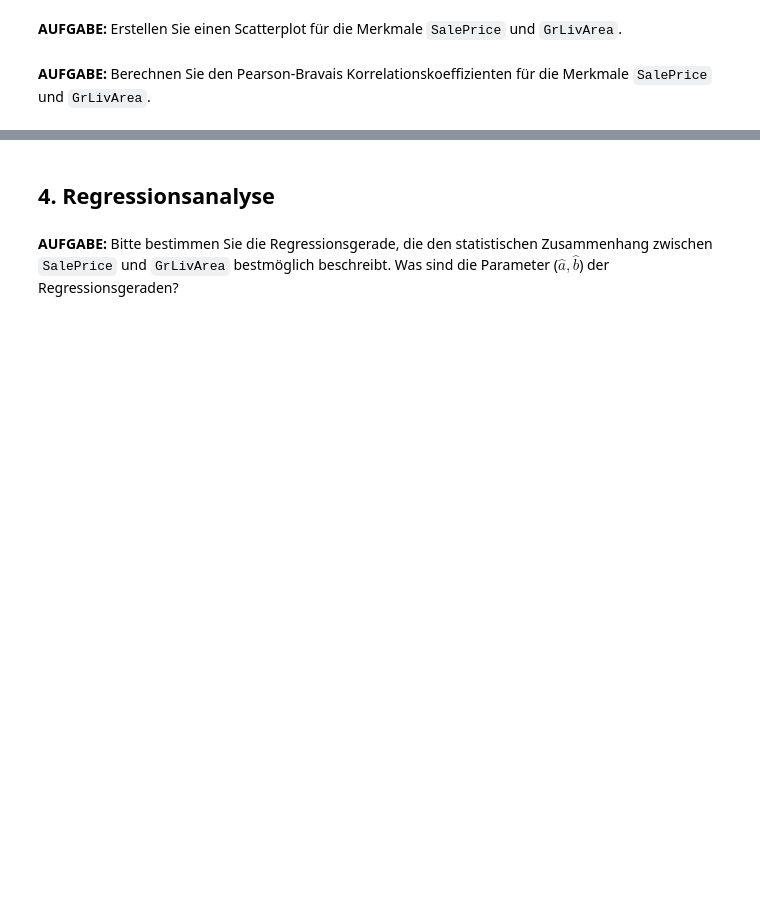
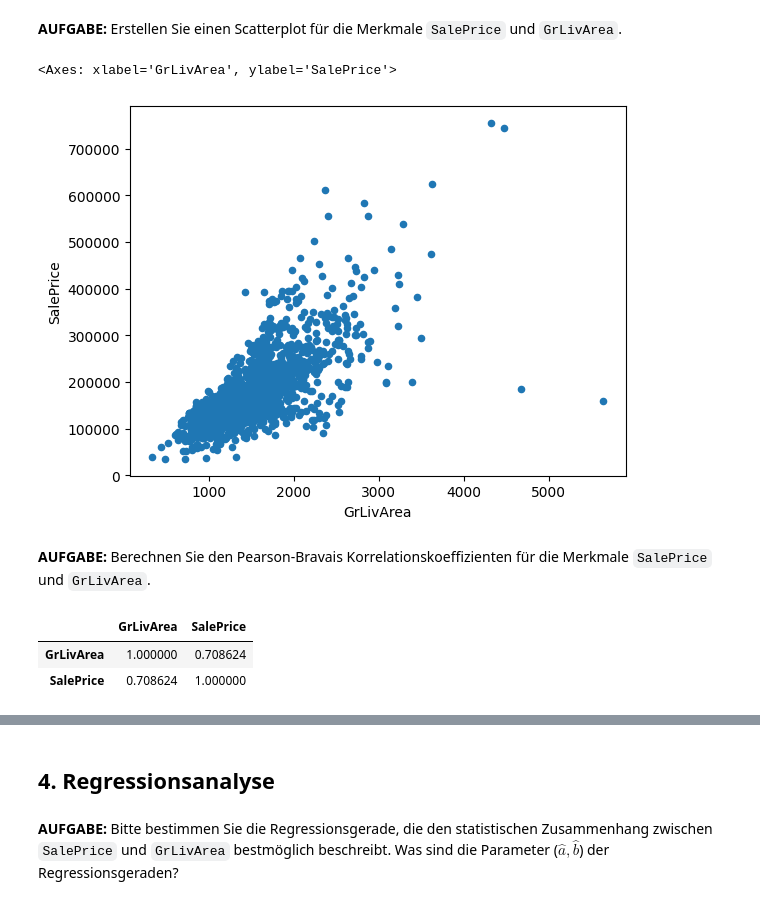
Before and after one commit to AlexKressner/Statistik, a Jupyter notebook: Deskriptive_Statistik.ipynb, the cells around one changed output, grey strips where cells are left out. Drawn from its saved outputs; the diff is of its cells as text; code cells hidden in the pictures; blank space fills up the shorter version.

```diff
--- a/Deskriptive_Statistik.ipynb
+++ b/Deskriptive_Statistik.ipynb
@@ -62,4 +131,15 @@ data.YrSold = data.YrSold.astype("object")
 # %% [markdown]
 **AUFGABE:** Erstellen Sie einen Scatterplot für die Merkmale `SalePrice` und `GrLivArea`.
+# %%
+data.plot.scatter(x="GrLivArea",y="SalePrice")
+# %% [output]
+<Axes: xlabel='GrLivArea', ylabel='SalePrice'>
+[figure, added]
 # %% [markdown]
 **AUFGABE:** Berechnen Sie den Pearson-Bravais Korrelationskoeffizienten für die Merkmale `SalePrice` und `GrLivArea`.
+# %%
+data[["GrLivArea","SalePrice"]].corr()
+# %% [output]
+|  | GrLivArea | SalePrice |
+| GrLivArea | 1.000000 | 0.708624 |
+| SalePrice | 0.708624 | 1.000000 |
```
Also changed, not shown: parts of 14 cells of this notebook.
